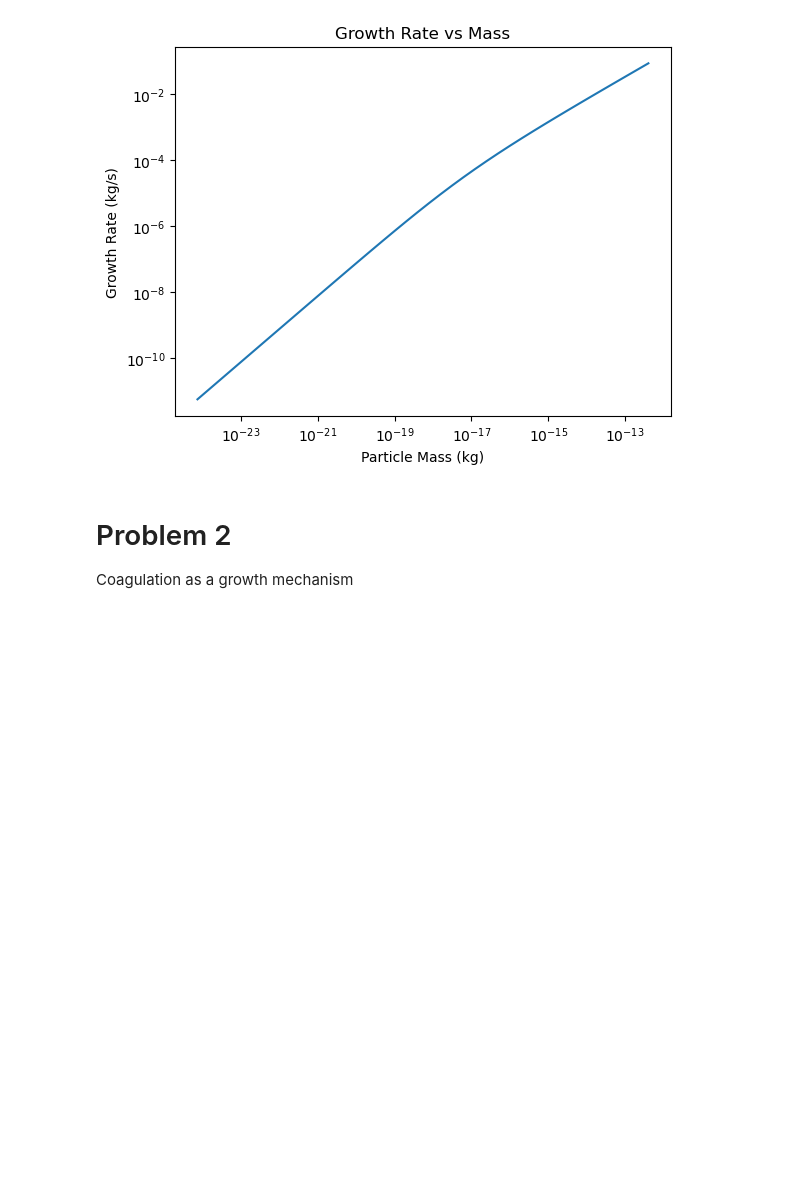
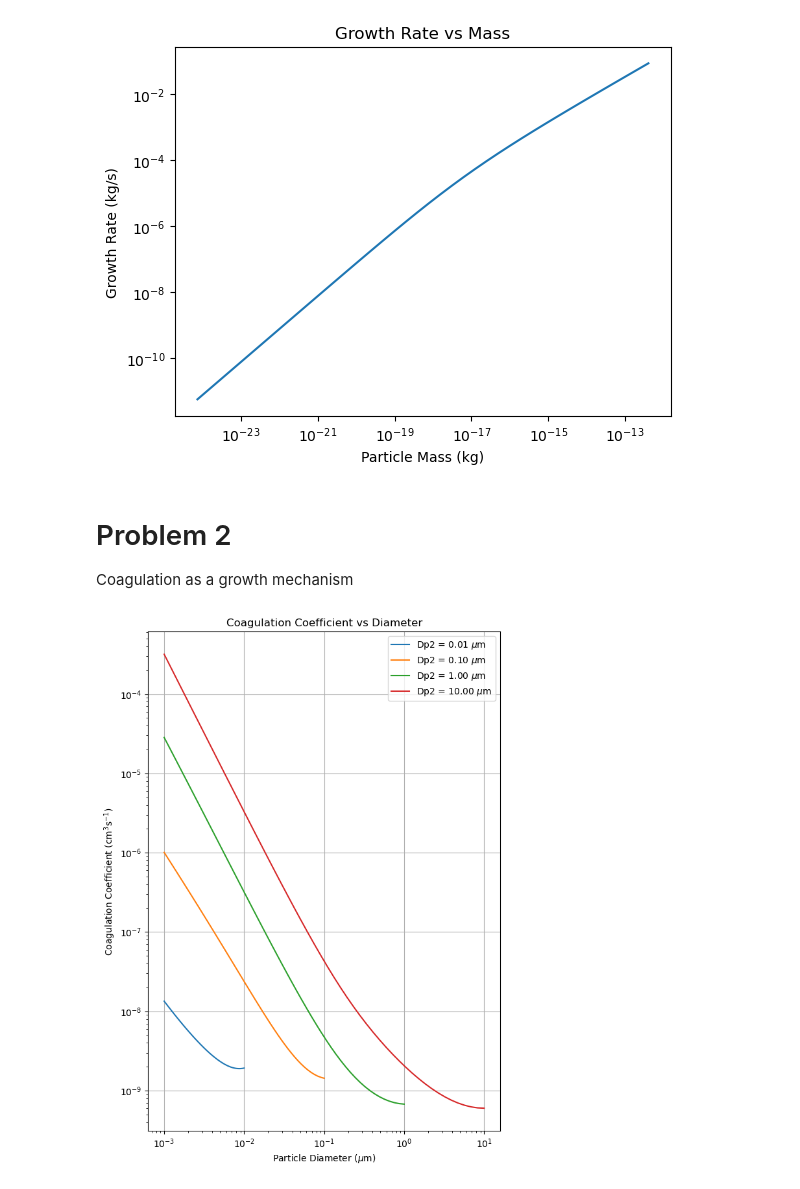
Before and after one commit to masoud-akbarzadeh/aerosol_clouds_class, a Jupyter notebook: hw2_aerosol_physics/HW_2_Aero_cond_coag.ipynb, the cells around one changed output. Cells and saved outputs as stored; diff of their text form; code cells hidden in the pictures; blank space fills up the shorter version.

```diff
--- a/hw2_aerosol_physics/HW_2_Aero_cond_coag.ipynb
+++ b/hw2_aerosol_physics/HW_2_Aero_cond_coag.ipynb
@@ -290,0 +301,20 @@ dp2 = 100 * const.nano #m
+# %%
+# plot coagulation coefficient vs particle diameter
+fig, ax = plt.subplots( figsize=(7, 10))
+
+for dp_2 in np.geomspace(1e-8, 1e-5, 4):
+    dp_1 = np.geomspace(1e-9, dp_2, 50)
+    k_c = k_coag(dp_1, dp_2).flatten()  # Flatten the array to make it 1D
+    ax.plot(dp_1 / const.micro, k_c / const.centi ** 3, label=f'Dp2 = {dp_2 / const.micro:.2f} $\mu$m')
+ax.set_xscale('log')
+ax.set_yscale('log')
+ax.set_xlabel(f'Particle Diameter ($\mu$m)')
+ax.set_ylabel(r'Coagulation Coefficient (cm$^3$s$^{-1}$)')
+plt.grid()
+ax.set_title('Coagulation Coefficient vs Diameter')
+fig.xlim = (1e-3, 10)
+fig.ylim = (1e-10, 1e-3)
+ax.legend()
+plt.show()
+# %% [output]
+[figure, added]
```
Also changed, not shown: parts of 9 cells of this notebook.
